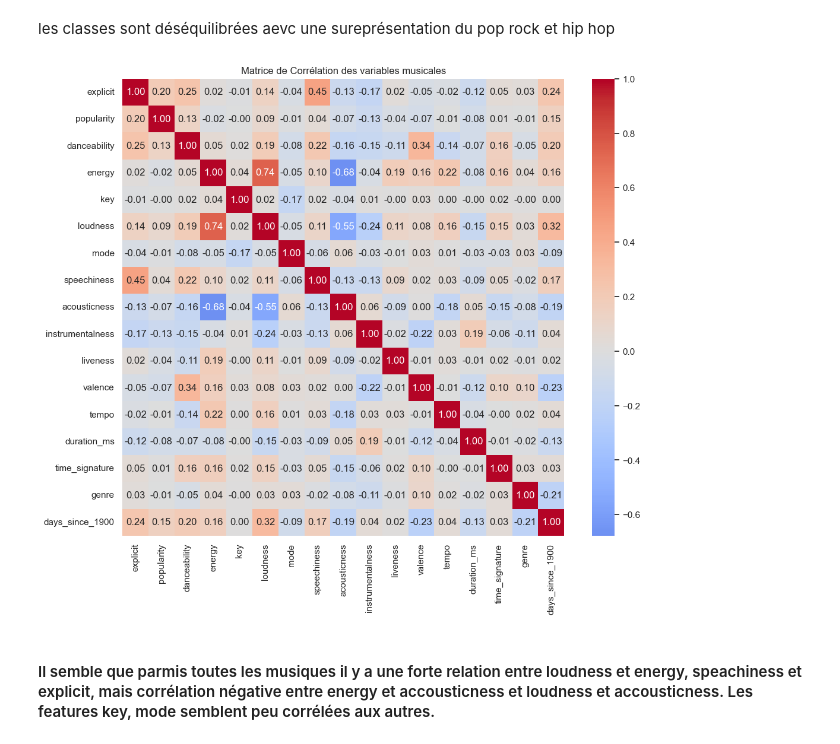
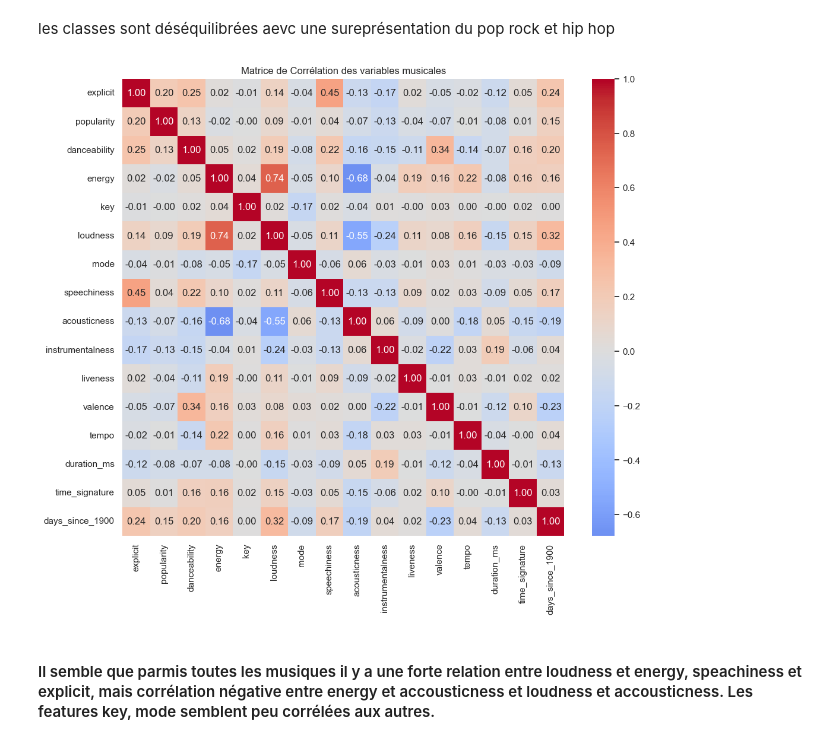
Before and after one commit to jmalfaro2019/Projet-AARES-20260202, a Jupyter notebook: part_1/notebooks/01_analysis.ipynb, the cells around one changed output. Saved outputs shown, nothing was run; the diff lists cells and outputs as text; code cells hidden in the pictures.

```diff
--- a/part_1/notebooks/01_analysis.ipynb
+++ b/part_1/notebooks/01_analysis.ipynb
@@ -143 +142,39 @@ days_since_1900      5516
 dtype: int64
+# %%
+#preprocessing
+from sklearn.base import BaseEstimator, TransformerMixin
+from sklearn.pipeline import Pipeline
+from sklearn.preprocessing import LabelEncoder, OneHotEncoder
+
+class MusicFeatureEngineering(BaseEstimator, TransformerMixin):
+    def __init__(self):
+        self.min_date_ = None
+
+    def fit(self, X, y=None):
+        dates = pd.to_datetime(X['release_date'], format='mixed')
+        self.min_date_ = dates.min()
+        return self
+
+    def transform(self, X):
+        X_copy = X.copy()
+        X_copy['release_date'] = pd.to_datetime(X_copy['release_date'], format='mixed')
+        X_copy['days_since_1900'] = (X_copy['release_date'] - self.min_date_).dt.days
+
+        if 'explicit' in X_copy.columns:
+            X_copy['explicit'] = X_copy['explicit'].astype(int)
+
+        cols_to_drop = ['release_date']
+        X_copy = X_copy.drop(columns=[c for c in cols_to_drop if c in X_copy.columns])
+
+        return X_copy
+
+X = df_train.drop(columns=['genre'])
+y = df_train['genre']
+
+pipeline_X = Pipeline([
+    ('feature_eng', MusicFeatureEngineering())])
+
+label_encoder_y = LabelEncoder()
+
+X_processed = pipeline_X.fit_transform(X)
+y_encoded = label_encoder_y.fit_transform(y)
@@ -166,15 +226,15 @@ les classes sont déséquilibrées aevc une sureprésentation du pop rock et hip
 # %%
 plt.figure(figsize=(12, 10))
 
-sns.heatmap(df_train_clean.corr(),
+sns.heatmap(X_processed.corr(),
             annot=True,
             fmt=".2f",
             cmap='coolwarm',
             center=0)
 
 plt.title("Matrice de Corrélation des variables musicales")
 plt.show()
 # %% [output]
-[figure, old version]
+[figure, new version]
 # %% [markdown]
 #### Il semble que parmis toutes les musiques il y a une forte relation entre loudness et energy, speachiness et explicit, mais corrélation négative entre energy et accousticness et loudness et accousticness. Les features key, mode semblent peu corrélées aux autres.
```
Also changed, not shown: parts of 15 cells of this notebook, 14 other files.
